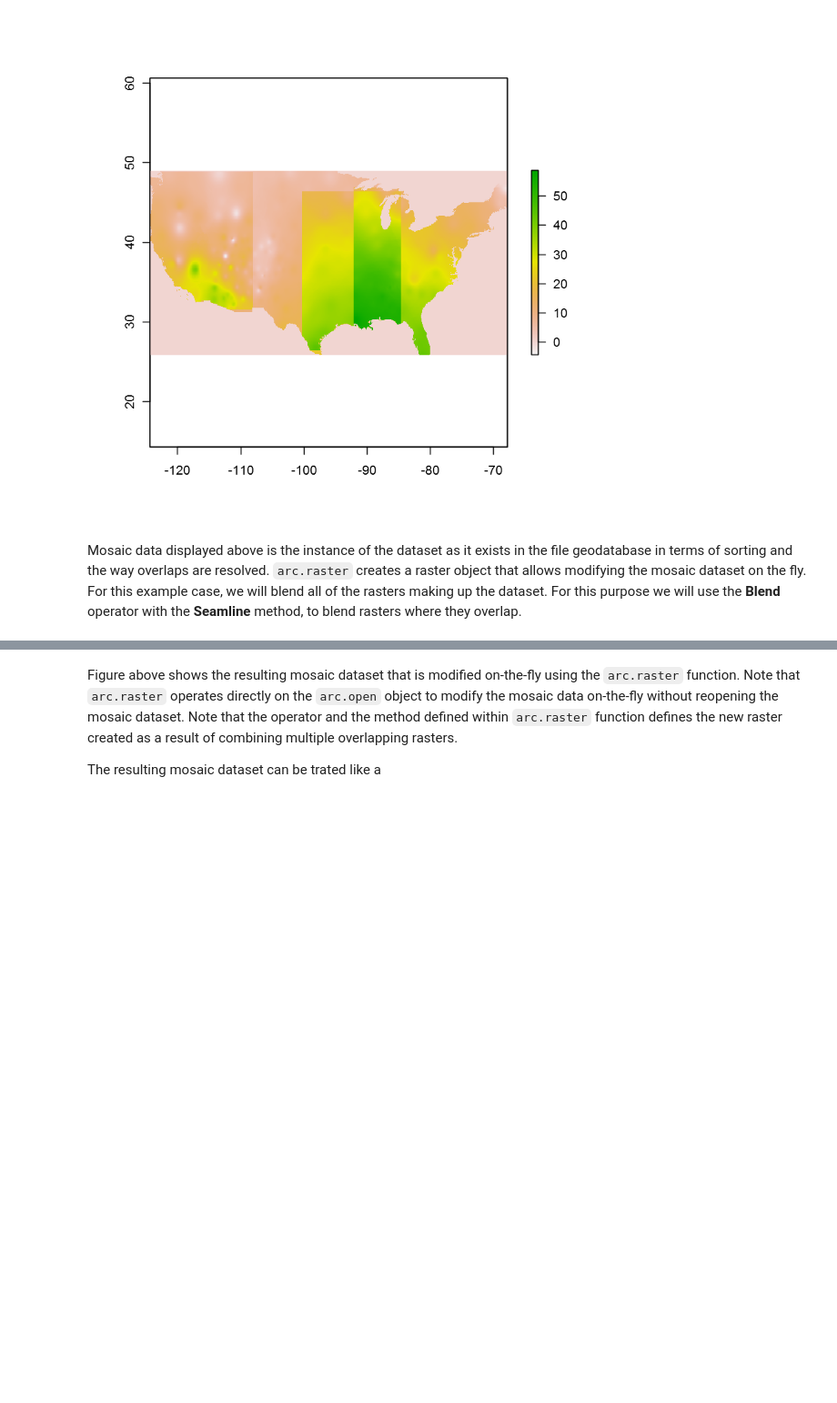
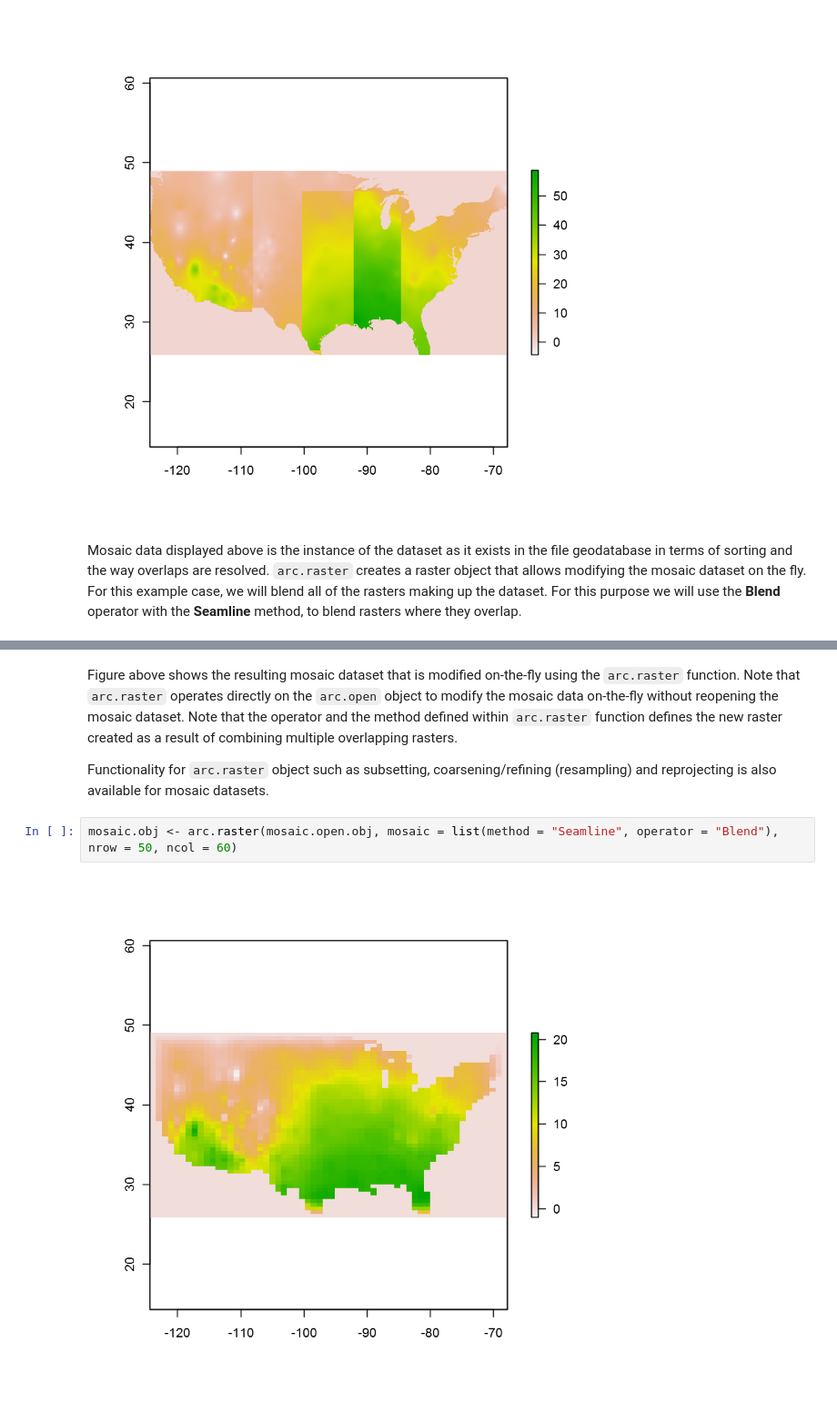
Before and after one commit to orhuna/UC-2018, a Jupyter notebook: 02_R_Bridge_Mosaic_Dataset.ipynb, the cells around one changed output, grey strips where cells are left out. Shown at 91% size. Saved outputs shown, nothing was run; the diff lists cells and outputs as text; blank space fills up the shorter version.

Commit message:
mosaics skeleton2

````diff
--- a/02_R_Bridge_Mosaic_Dataset.ipynb
+++ b/02_R_Bridge_Mosaic_Dataset.ipynb
@@ -65,4 +61,8 @@ plot(as.raster(mosaic.obj))
 # %% [markdown]
 Figure above shows the resulting mosaic dataset that is modified on-the-fly using the ```arc.raster``` function. Note that ```arc.raster``` operates directly on the ```arc.open``` object to modify the mosaic data on-the-fly without reopening the mosaic dataset. Note that the operator and the method defined within ```arc.raster``` function defines the new raster created as a result of combining multiple overlapping rasters.
 
-The resulting mosaic dataset can be trated like a
+Functionality for ```arc.raster``` object such as subsetting, coarsening/refining (resampling) and reprojecting is also available for mosaic datasets.
+# %%
+mosaic.obj <- arc.raster(mosaic.open.obj, mosaic = list(method = "Seamline", operator = "Blend"), nrow = 50, ncol = 60)
+# %% [output]
+[figure, added]
````
Also changed, not shown: parts of 3 cells of this notebook.
